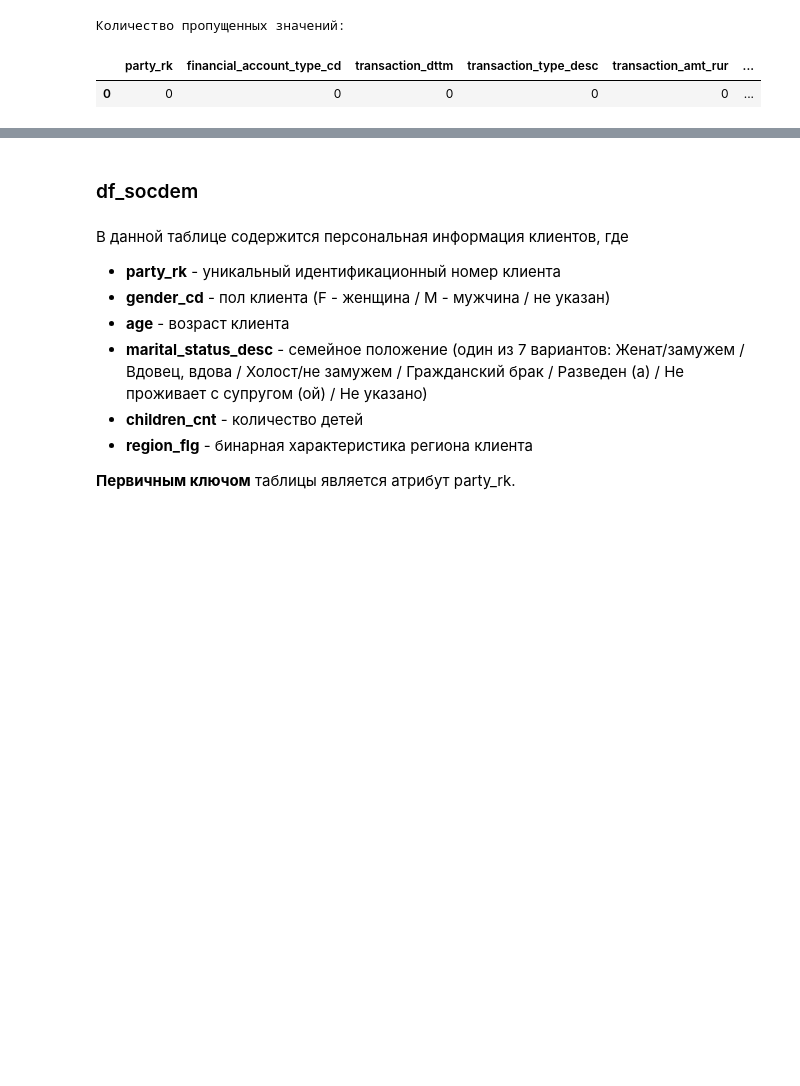
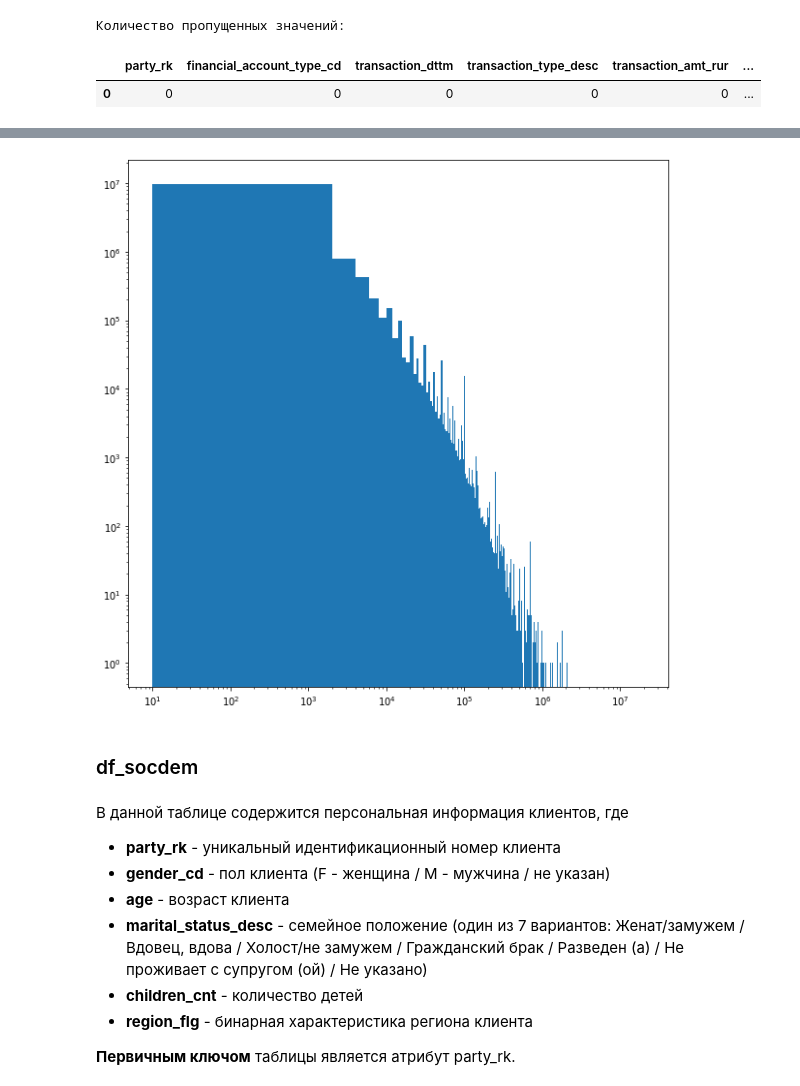
Before and after one commit to Stuksus/Hakaton_Finodays, a Jupyter notebook: temp_version.ipynb, the cells around one changed output, grey strips where cells are left out. Saved outputs shown, nothing was run; the diff lists cells and outputs as text; code cells hidden in the pictures; blank space fills up the shorter version.

```diff
--- a/temp_version.ipynb
+++ b/temp_version.ipynb
@@ -296,0 +310,7 @@ df_train.isna().sum().to_frame().sort_values(0, ascending = False).T
+# %%
+fig,ax = plt.subplots(1,1,figsize = (10,10))
+ax.hist(df_train['transaction_amt_rur'],bins = 10000)
+ax.set_xscale('log')
+ax.set_yscale('log')
+# %% [output]
+[figure, added]
```
Also changed, not shown: parts of 8 cells of this notebook.
